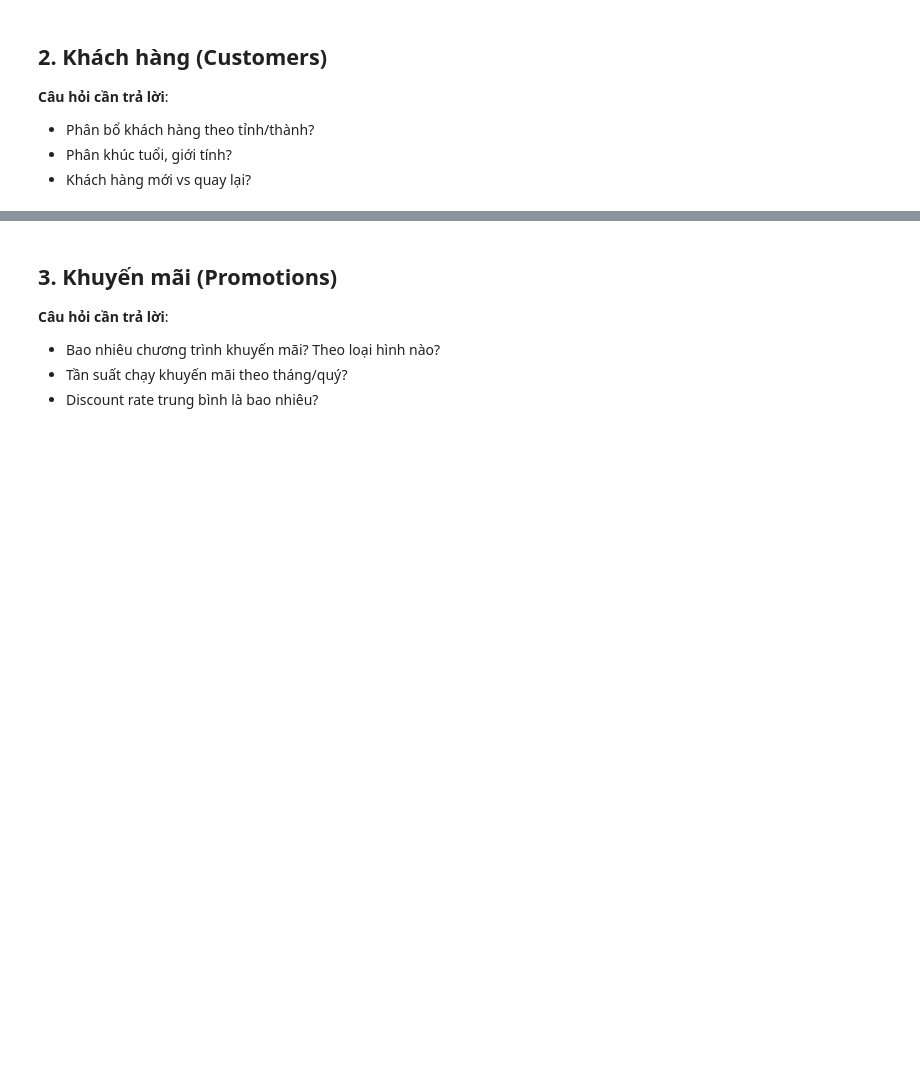
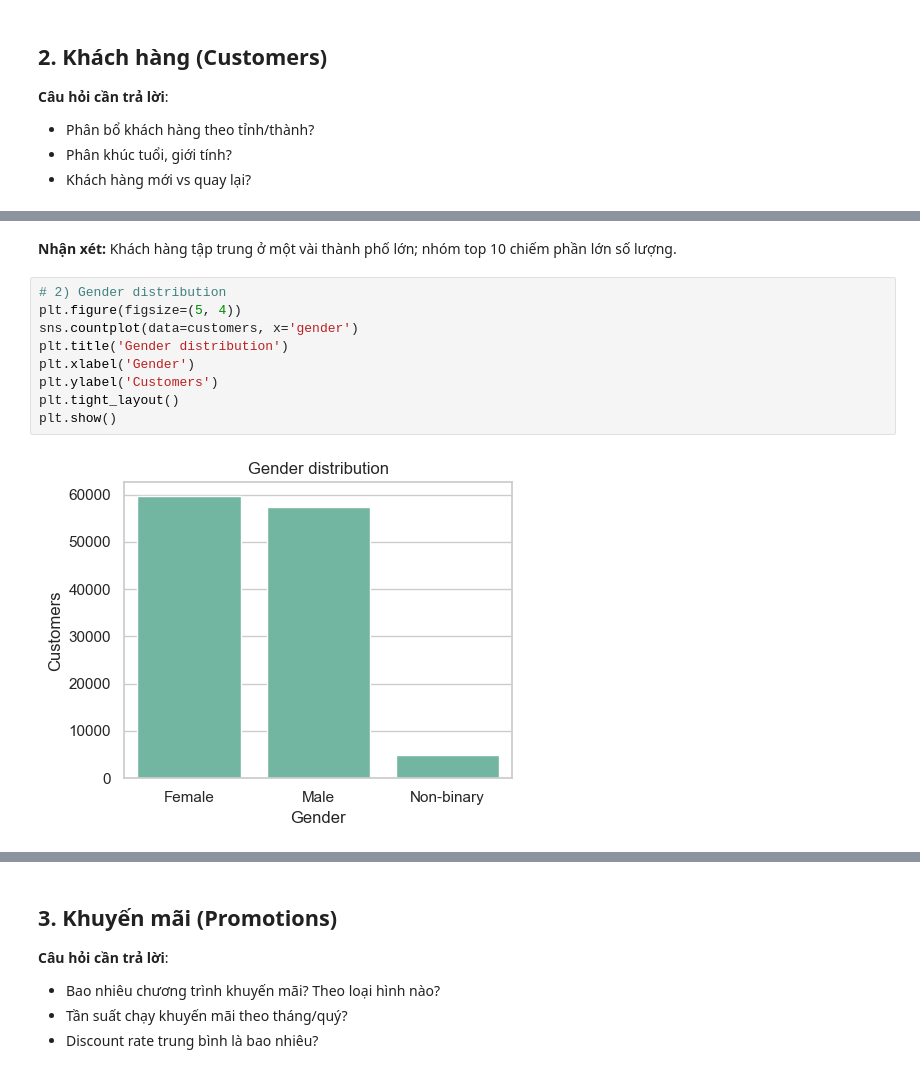
Before and after one commit to huydt11502/revenue_forecast_ecommerce, a Jupyter notebook: notebooks/03_eda_master.ipynb, the cells around one changed output, grey strips where cells are left out. Cells and saved outputs as stored; diff of their text form; blank space fills up the shorter version.

```diff
--- a/notebooks/03_eda_master.ipynb
+++ b/notebooks/03_eda_master.ipynb
@@ -62,0 +154,13 @@ print(customers.head())
+# %% [markdown]
+**Nhận xét:** Khách hàng tập trung ở một vài thành phố lớn; nhóm top 10 chiếm phần lớn số lượng.
+# %%
+# 2) Gender distribution
+plt.figure(figsize=(5, 4))
+sns.countplot(data=customers, x='gender')
+plt.title('Gender distribution')
+plt.xlabel('Gender')
+plt.ylabel('Customers')
+plt.tight_layout()
+plt.show()
+# %% [output]
+[figure, added]
```
Also changed, not shown: parts of 17 cells of this notebook, 1 other file.
